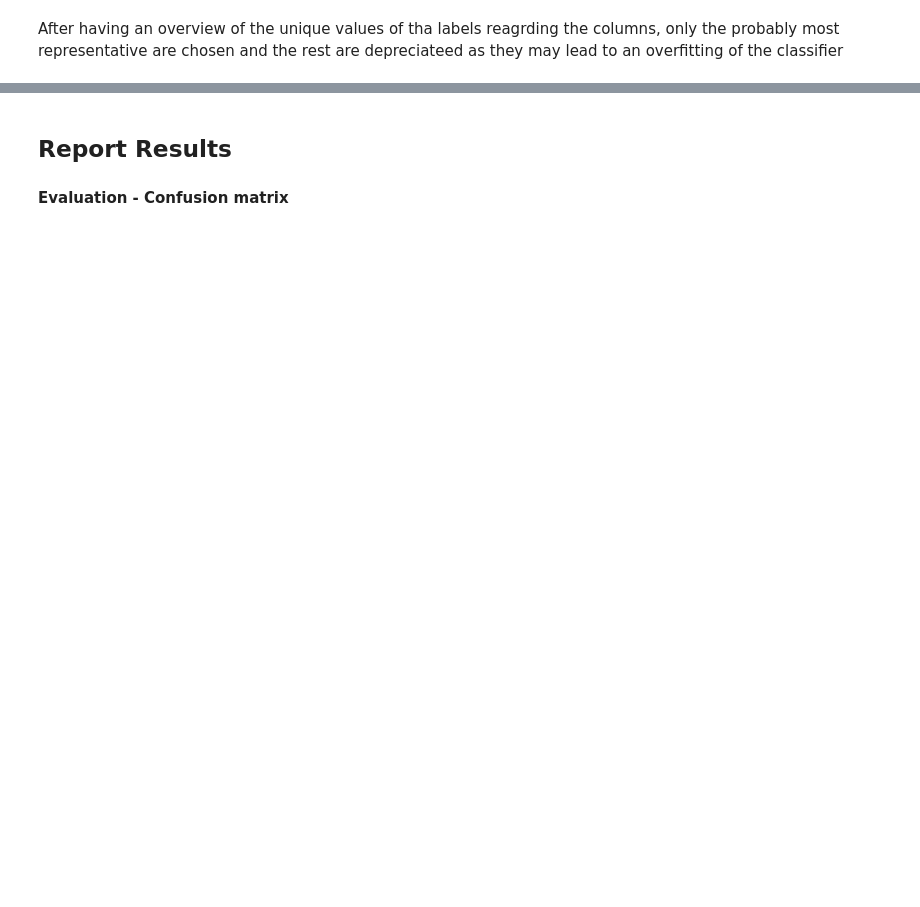
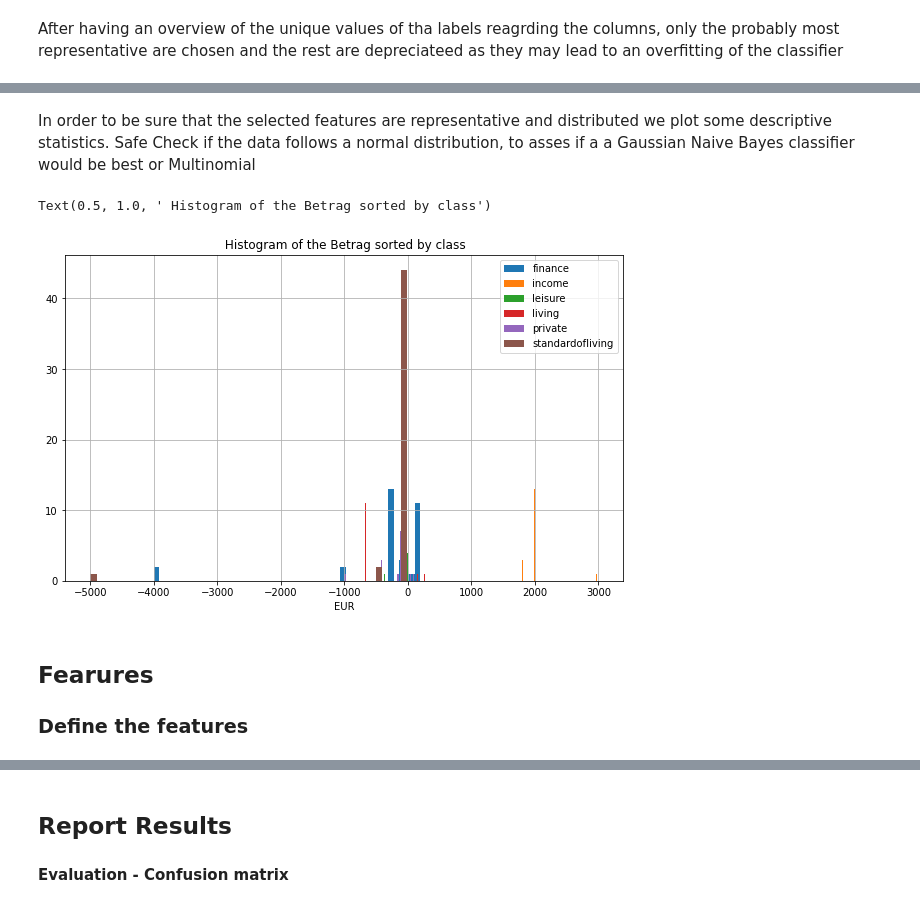
Before and after one commit to mariamonzon/Software-applications-with-AI, a Jupyter notebook: Homework1-NaiveBayesTransactions/Homework-1-Classification.ipynb, the cells around one changed output, grey strips where cells are left out. Cells and saved outputs as stored; diff of their text form; code cells hidden in the pictures; blank space fills up the shorter version.

```diff
--- a/Homework1-NaiveBayesTransactions/Homework-1-Classification.ipynb
+++ b/Homework1-NaiveBayesTransactions/Homework-1-Classification.ipynb
@@ -325,0 +248,14 @@ y_pred_prob = clasifier.predict_proba(X_test)
+# %% [markdown]
+In order to be sure that the selected features  are representative and distributed we plot some descriptive statistics. Safe Check if the data follows a normal distribution, to asses if a a Gaussian Naive Bayes classifier would be best or Multinomial
+# %%
+data.groupby("label")["Betrag"].hist(bins=50, figsize=(10,6))
+plt.legend(np.unique(data['label']))
+plt.xlabel("EUR")
+plt.title(" Histogram of the Betrag sorted by class")
+# %% [output]
+Text(0.5, 1.0, ' Histogram of the Betrag sorted by class')
+[figure, added]
+# %% [markdown]
+## Fearures
+
+###  Define the features
```
Also changed, not shown: parts of 60 cells of this notebook.
